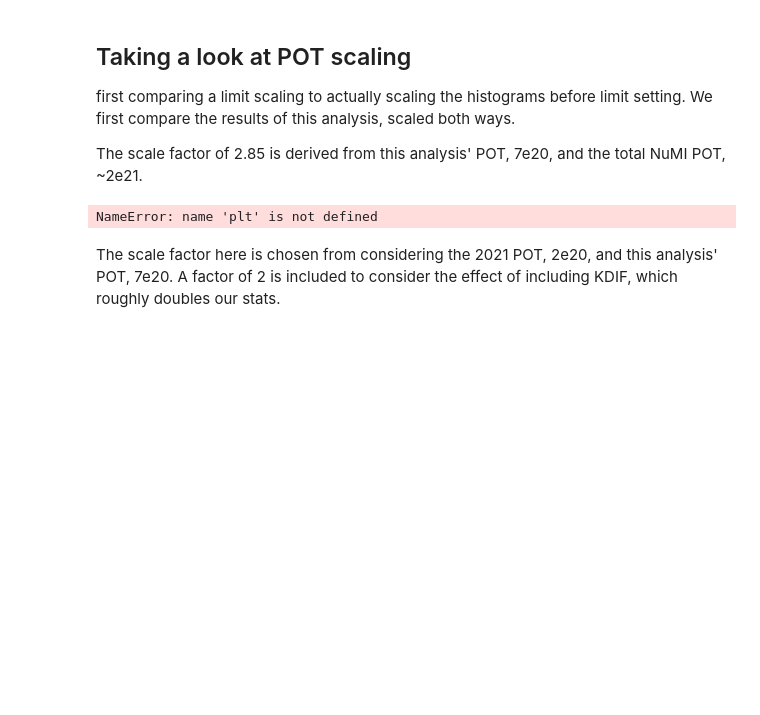
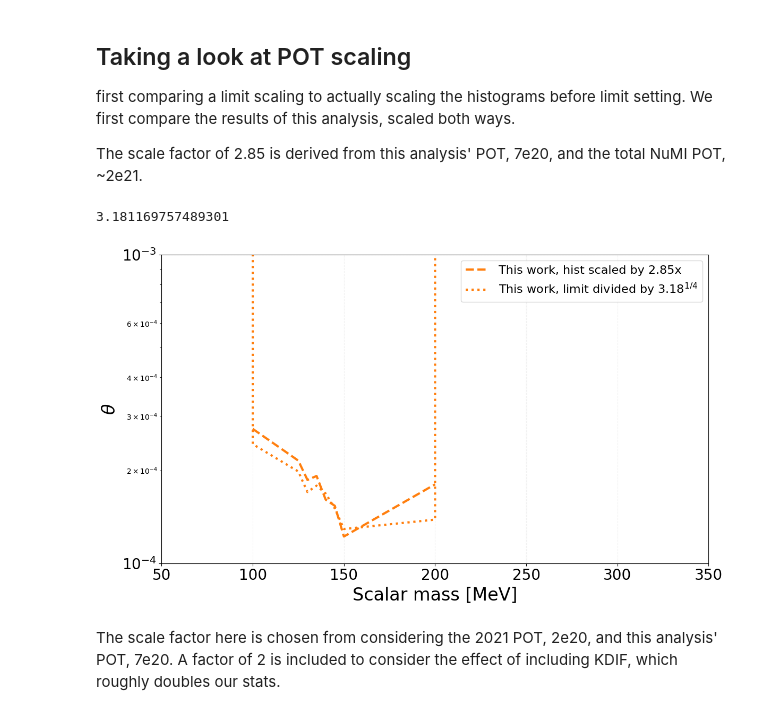
Before and after one commit to JoeBateman/HPS_ALP_Analysis, a Jupyter notebook: Comparison_plot.ipynb, the cells around one changed output. Cells and saved outputs as stored; diff of their text form; code cells hidden in the pictures; blank space fills up the shorter version.

```diff
--- a/Comparison_plot.ipynb
+++ b/Comparison_plot.ipynb
@@ -654,31 +657,37 @@ compare_limits(data_types, limit_to_compare, data_labels=['Standard Analysis', '
 first comparing a limit scaling to actually scaling the histograms before limit setting. We first compare the results of this analysis, scaled both ways.
 
 The scale factor of 2.85 is derived from this analysis' POT, 7e20, and the total NuMI POT, ~2e21.
+# %%
+scale_factor = 22.3/7.01
+print(scale_factor)
+# %% [output]
+3.181169757489301
 # %%
 plt.figure(figsize=(12,7),facecolor='white',dpi=100)
 
 
+
 plt.plot(uboone_scaled['Mass'],uboone_scaled['Value'],label=r"This work, hist scaled by 2.85x",color="C1", linestyle='dashed',lw=3)
-plt.plot(uboone_NEW_ones['Mass'],uboone_NEW_ones['Value']/(2.85**0.25),label=r"This work, limit divided by $2.85^{1/4}$",color="C1", linestyle='dotted',lw=3)
+plt.plot(uboone_NEW_ones['Mass'],uboone_NEW_ones['Value']/(scale_factor**0.25),label=r"This work, limit divided by $3.18^{1/4}$",color="C1", linestyle='dotted',lw=3)
 # plt.plot(uboone_2021['Mass'],uboone_2021['Value']/(7/2 * 2)**0.25,label=r"$e^{+}e^{-}$ 2021, limit divided by $(7/2\times2)^{1/4}$",color="C2",lw=3, linestyle='dashed')
 
 plt.xlabel(r'Scalar mass [MeV]',fontsize=24)
 plt.ylabel(r'$\theta$',fontsize=24)
 # plt.xticks([0, 50, 100, 150, 200, 245])
 # plt.legend()
 plt.ylim(1e-4,1e-3) #2e-9
 plt.xlim(50,350)
 plt.grid(ls='--',color='C7',alpha=0.1)
 plt.yscale('log')
 plt.tick_params(axis='x', labelsize=20)
 plt.tick_params(axis='y', labelsize=20)
 plt.legend(prop={'size': 16}, loc="upper right")
 
 plt.tight_layout()
 
 plt.show()
 # %% [output]
-NameError: name 'plt' is not defined
+[figure, added]
 # %% [markdown]
 The scale factor here is chosen from considering the 2021 POT, 2e20, and this analysis' POT, 7e20. A factor of 2 is included to consider the effect of including KDIF, which roughly doubles our stats.
 # %%
```
Also changed, not shown: parts of 8 cells of this notebook.
